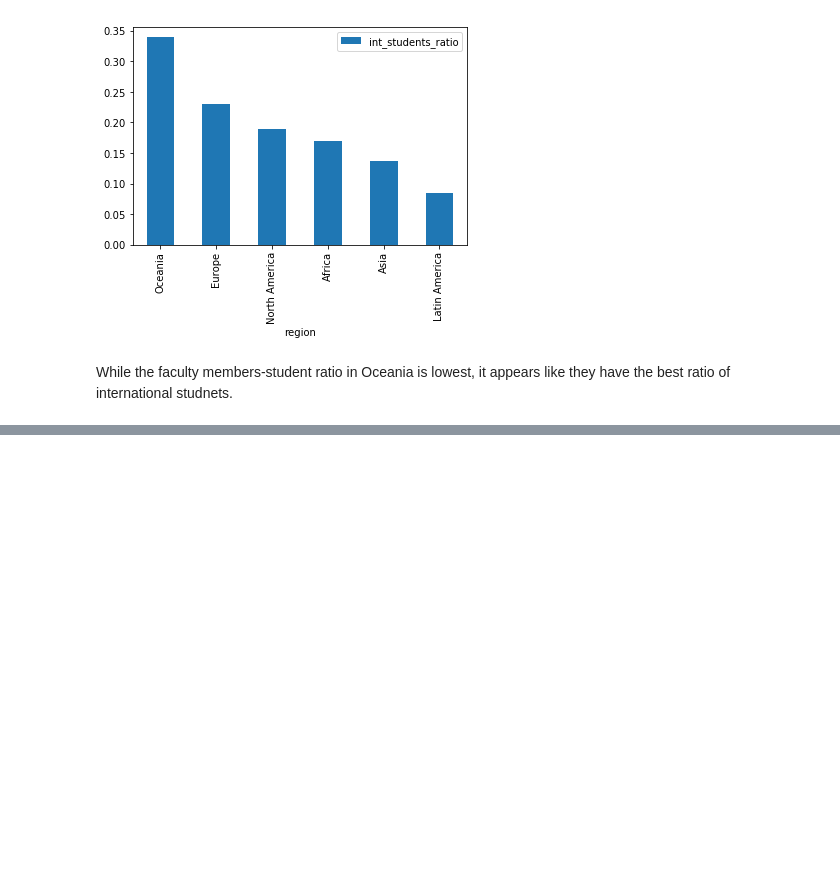
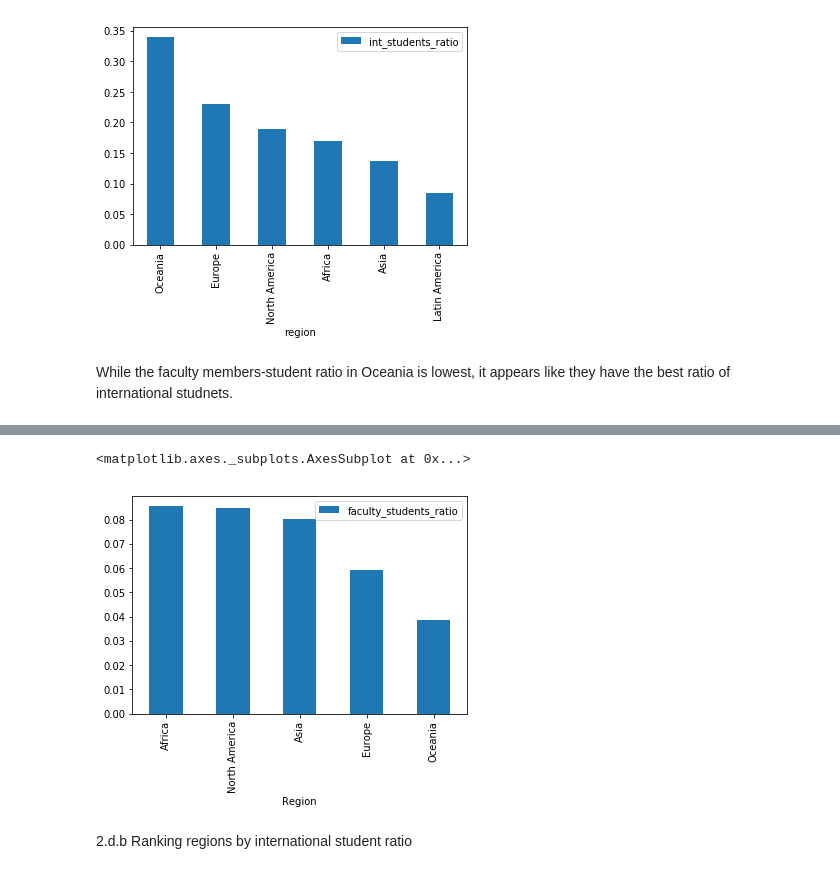
Before and after one commit to antonino-barbera/seanbi, a Jupyter notebook: HW2/Homework 2.ipynb, the cells around one changed output, grey strips where cells are left out. Cells and saved outputs as stored; diff of their text form; code cells hidden in the pictures; blank space fills up the shorter version.

```diff
--- a/HW2/Homework 2.ipynb
+++ b/HW2/Homework 2.ipynb
@@ -214,0 +362,5 @@ While the faculty members-student ratio in Oceania is lowest, it appears like th
+# %%
+by_region = times.groupby('Region').sum().copy()
+times_by_region_ratio1 = by_region.assign(faculty_students_ratio = by_region['FM Total']/by_region['Students Total']).\
+sort_values('faculty_students_ratio', ascending = False)
+times_by_region_ratio1.head()
@@ -214,0 +375,7 @@ While the faculty members-student ratio in Oceania is lowest, it appears like th
+# %%
+times_by_region_ratio1.drop(['FM Total', 'Rank', 'Students International', 'Students Total'], axis=1).plot.bar()
+# %% [output]
+<matplotlib.axes._subplots.AxesSubplot at 0x...>
+[figure, added]
+# %% [markdown]
+2.d.b Ranking regions by international student ratio
```
Also changed, not shown: parts of 18 cells of this notebook, 2 other files.
